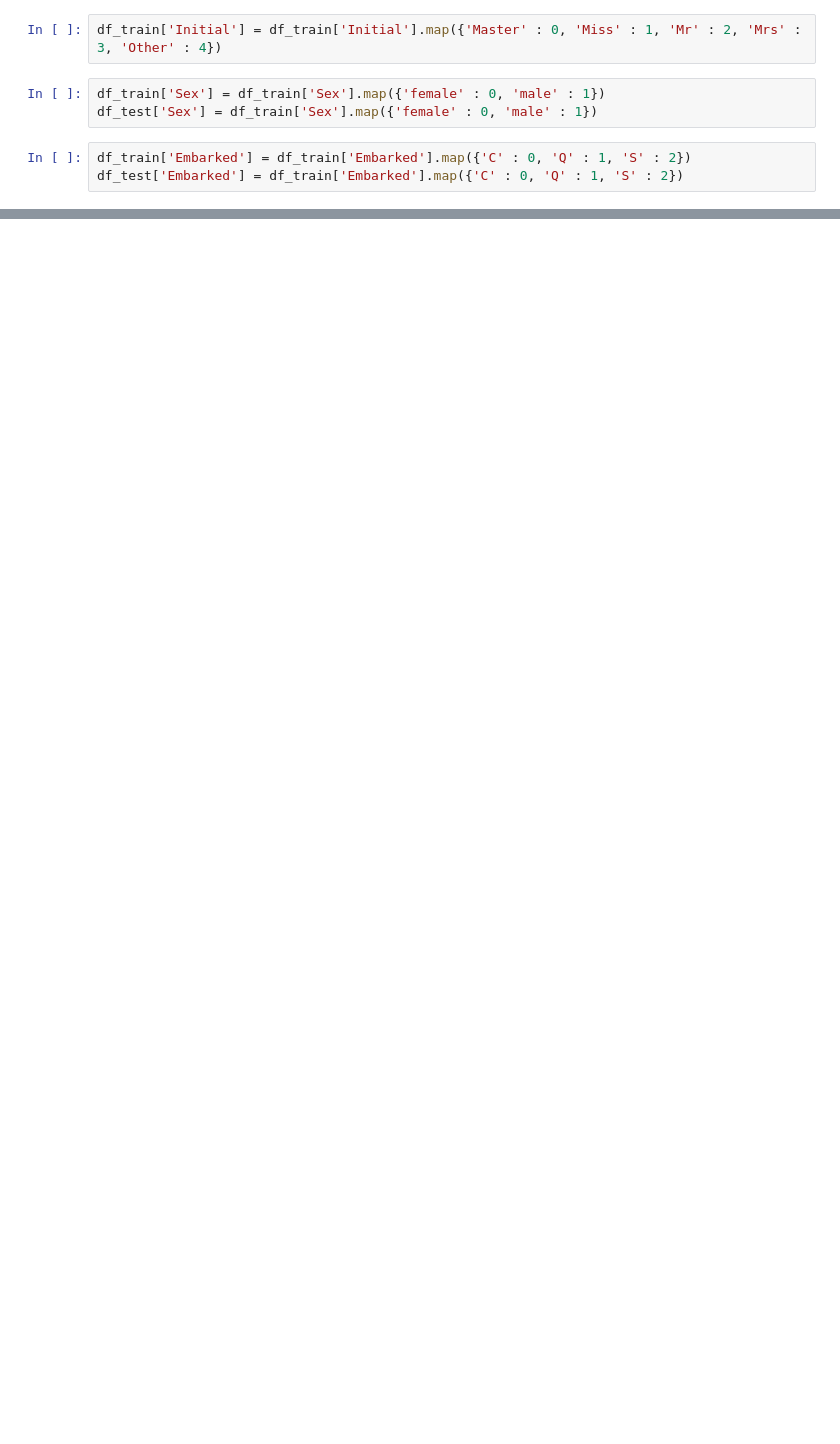
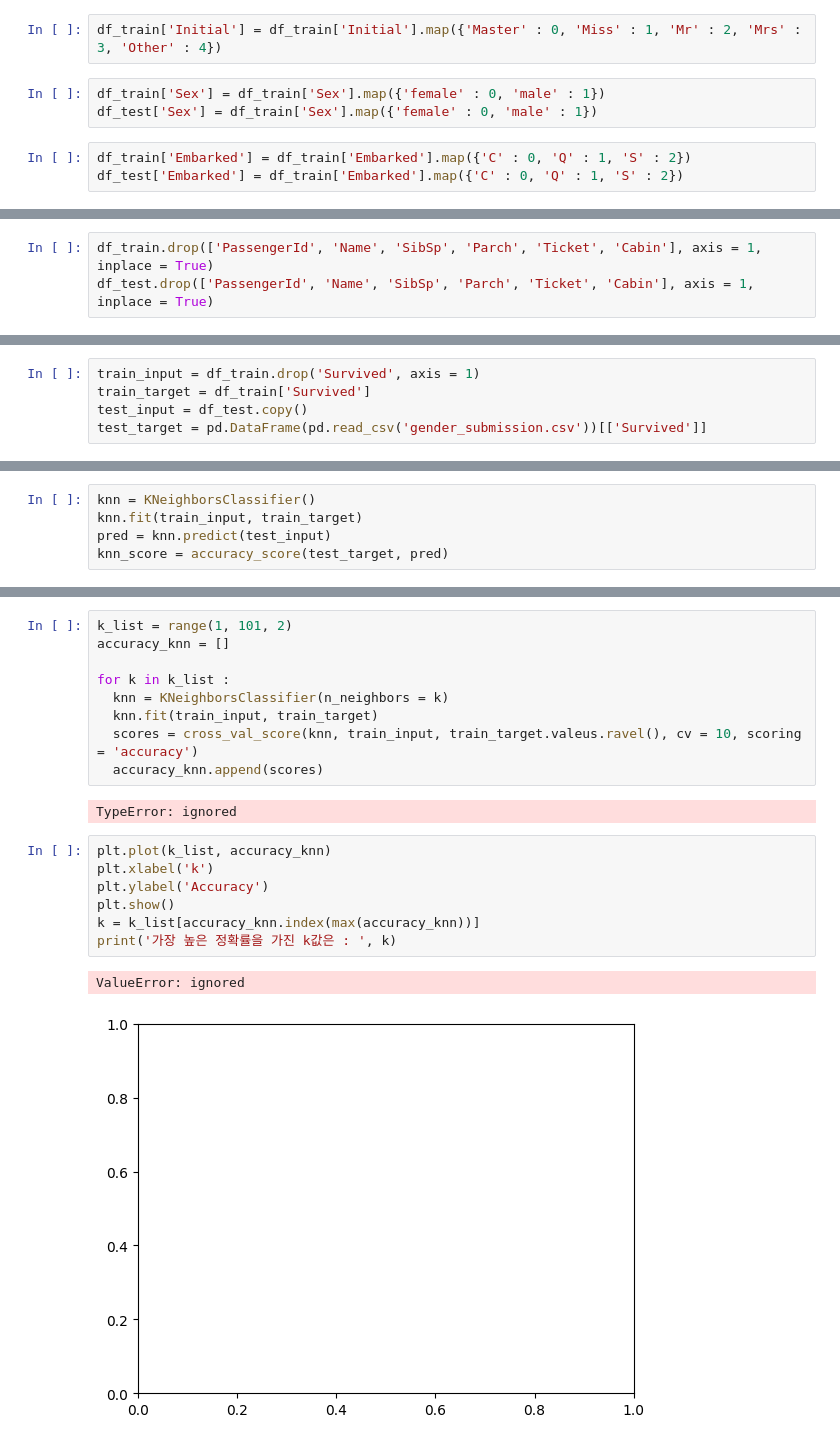
Before and after one commit to prischee/lol_test, a Jupyter notebook: 2023_03_30.ipynb, the cells around one changed output, grey strips where cells are left out. Drawn from its saved outputs; the diff is of its cells as text; blank space fills up the shorter version.

```diff
--- a/2023_03_30.ipynb
+++ b/2023_03_30.ipynb
@@ -126,0 +269,3 @@ df_train
+# %%
+df_train.drop(['PassengerId', 'Name', 'SibSp', 'Parch', 'Ticket', 'Cabin'], axis = 1, inplace = True)
+df_test.drop(['PassengerId', 'Name', 'SibSp', 'Parch', 'Ticket', 'Cabin'], axis = 1, inplace = True)
@@ -126,0 +286,5 @@ df_train
+# %%
+train_input = df_train.drop('Survived', axis = 1)
+train_target = df_train['Survived']
+test_input = df_test.copy()
+test_target = pd.DataFrame(pd.read_csv('gender_submission.csv'))[['Survived']]
@@ -126,0 +297,5 @@ df_train
+# %%
+knn = KNeighborsClassifier()
+knn.fit(train_input, train_target)
+pred = knn.predict(test_input)
+knn_score = accuracy_score(test_target, pred)
@@ -126,0 +318,21 @@ df_train
+# %%
+k_list = range(1, 101, 2)
+accuracy_knn = []
+
+for k in k_list :
+  knn = KNeighborsClassifier(n_neighbors = k)
+  knn.fit(train_input, train_target)
+  scores = cross_val_score(knn, train_input, train_target.valeus.ravel(), cv = 10, scoring = 'accuracy')
+  accuracy_knn.append(scores)
+# %% [output]
+TypeError: ignored
+# %%
+plt.plot(k_list, accuracy_knn)
+plt.xlabel('k')
+plt.ylabel('Accuracy')
+plt.show()
+k = k_list[accuracy_knn.index(max(accuracy_knn))]
+print('가장 높은 정확률을 가진 k값은 : ', k)
+# %% [output]
+ValueError: ignored
+[figure, added]
```
Also changed, not shown: parts of 42 cells of this notebook.
